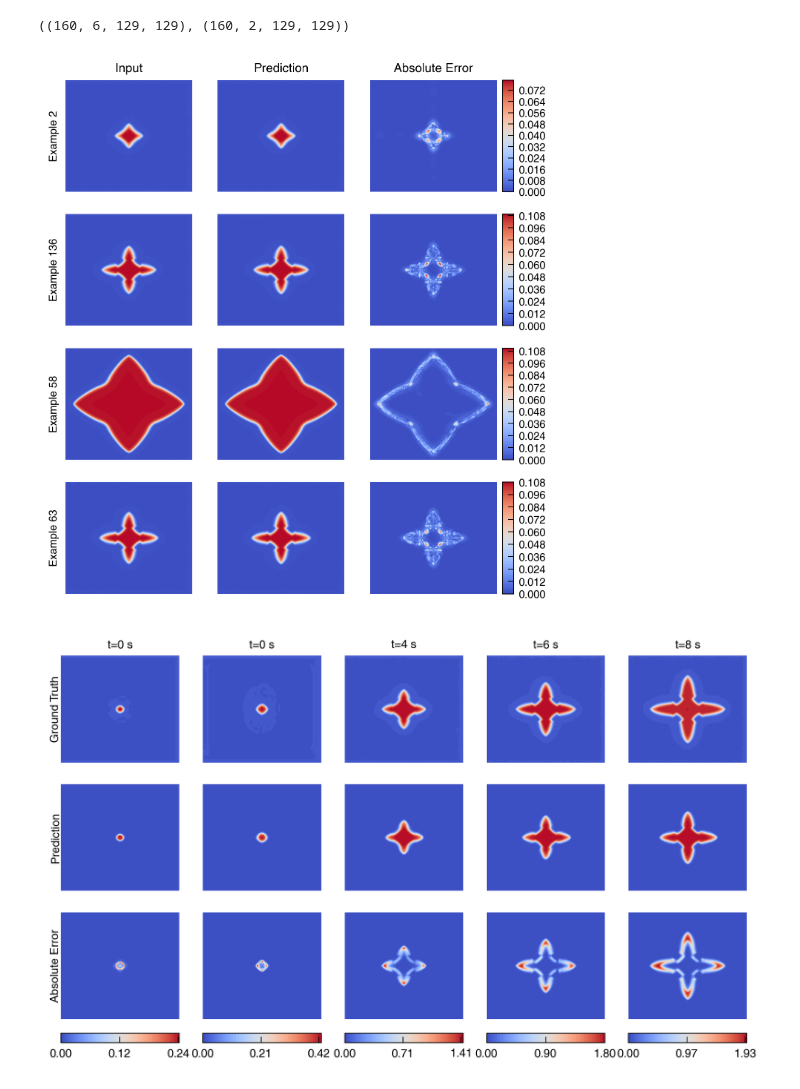
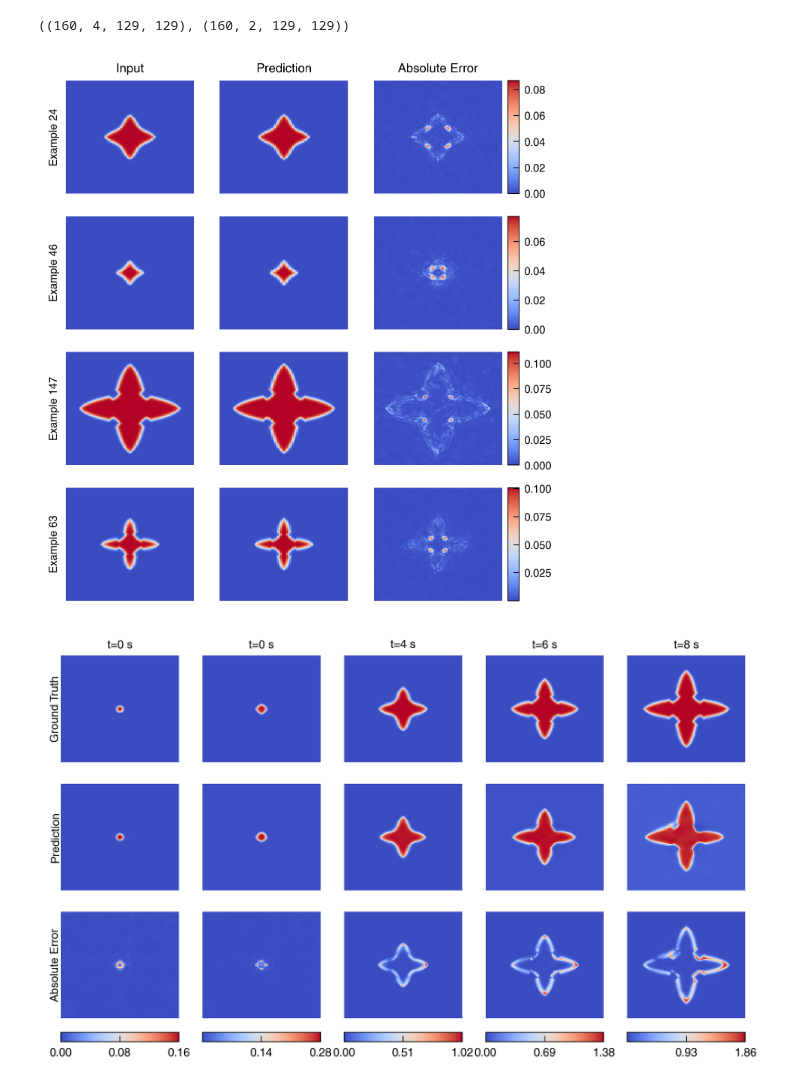
Before and after one commit to NanxiiChen/PF-PINO, a Jupyter notebook: solidification/eval.ipynb, the cells around one changed output. Saved outputs shown, nothing was run; the diff lists cells and outputs as text; code cells hidden in the pictures.

```diff
--- a/solidification/eval.ipynb
+++ b/solidification/eval.ipynb
@@ -106,7 +106,7 @@ model_skeleton = get_model2d(
 )
 # model_skeleton = get_model1d(configs, jax.random.PRNGKey(0))
 # weight = os.path.join(save_dir, f"epoch_{configs.epochs - 1}.eqx")
-weight = os.path.join(save_dir, f"epoch_500.eqx")
+weight = os.path.join(save_dir, f"epoch_1500.eqx")
 model = eqx.tree_deserialise_leaves(weight, model_skeleton)
 # %%
 # data = jnp.load("./dataset_split.npz")
@@ -114,6 +114,8 @@ data = jnp.load(os.path.join(configs.data_dir, "dataset_split.npz"))
 
 # Xs, Ys = data["train_x"], data["train_y"]
 Xs, Ys = data["valid_x"], data["valid_y"]
+ks = data["valid_x"][:, -1:, 0, 0]  # (samples, 1)
+Xs = Xs[:, :-1, ...]  # exclude k from x input
 meshes = jnp.load(os.path.join(configs.data_dir, "dataset_2d_complete.npz"))["meshes"]
 times = jnp.load(os.path.join(configs.data_dir, "dataset_2d_complete.npz"))["times"]
 dt = times[1] - times[0]
@@ -122,7 +124,7 @@ meshesx = meshes[0]
 meshesy = meshes[1]
 Xs.shape, Ys.shape
 # %% [output]
-((160, 6, 129, 129), (160, 2, 129, 129))
+((160, 4, 129, 129), (160, 2, 129, 129))
 # %%
 num_examples = 4
 import numpy as np
@@ -130,37 +132,41 @@ random_indices = np.random.choice(Xs.shape[0], num_examples, replace=False)
 fig, axes = plt.subplots(num_examples, 3, figsize=(5, 1.5 * num_examples))
 xs_examples = Xs[random_indices]
 ys_examples = Ys[random_indices]
-y_pred_examples = jax.vmap(model.forward)(xs_examples)
+ks_examples = ks[random_indices]
+y_pred_examples = jax.vmap(model.forward)(xs_examples, ks_examples)
 
 for i, idx in enumerate(random_indices):
     ax = axes[i, 0]
-    ax.contourf(meshesx, meshesy, xs_examples[i, 0, :, :], levels=100, cmap='coolwarm')
+    # ax.contourf(meshesx, meshesy, xs_examples[i, 0, :, :], levels=100, cmap='coolwarm')
+    ax.pcolormesh(meshesx, meshesy, xs_examples[i, 0, :, :], shading='auto', cmap='coolwarm')
     ax.set_axis_off()
     # ax.set_ylabel(f"Example {idx}", rotation=0, labelpad=20, fontsize=8, va='center')
     ax.text(-0.05, 0.5, f"Example {idx}", rotation=90, va='center', ha="right", transform=ax.transAxes,)
     if i == 0:
         ax.text(0.5, 1.05, "Input", ha="center", va="bottom", transform=ax.transAxes, fontsize=8)
 
     ax = axes[i, 1]
-    ax.contourf(meshesx, meshesy, ys_examples[i, 0, :, :], levels=100, cmap='coolwarm')
+    # ax.contourf(meshesx, meshesy, ys_examples[i, 0, :, :], levels=100, cmap='coolwarm')
+    ax.pcolormesh(meshesx, meshesy, ys_examples[i, 0, :, :], shading='auto', cmap='coolwarm')
     ax.set_axis_off()
     if i == 0:
         ax.text(0.5, 1.05, "Prediction", ha="center", va="bottom", transform=ax.transAxes, fontsize=8)
 
     ax = axes[i, 2]
     diff = jnp.abs(ys_examples[i, 0, :, :] - y_pred_examples[i, 0, :, :])
-    diff_ax = ax.contourf(meshesx, meshesy, diff, levels=100, cmap='coolwarm')
+    # diff_ax = ax.contourf(meshesx, meshesy, diff, levels=100, cmap='coolwarm')
+    diff_ax = ax.pcolormesh(meshesx, meshesy, diff, shading='auto', cmap='coolwarm')
     ax.set_axis_off()
     if i == 0:
         ax.text(0.5, 1.05, "Absolute Error", ha="center", va="bottom", transform=ax.transAxes, fontsize=8)
 
     ax_bar = fig.add_axes([ax.get_position().x1 + 0.01,
                            ax.get_position().y0,
                            0.02,
                            ax.get_position().height])
     fig.colorbar(diff_ax, cax=ax_bar)
 # fig.tight_layout()
 # %% [output]
-[figure, old version]
+[figure, new version]
 # %%
 test_solutions = jnp.load(os.path.join(configs.test_data_dir, "solutions_grid.npy"))
@@ -178,11 +183,12 @@ u_preds = jax.vmap(auto_reg_fn)(u0, test_ks)
 idxs = [0, 5, 80, 120, 160,]
 meshesx = meshes[0]
 meshesy = meshes[1]
-example_th = 2
+example_th = 1
 fig, axes = plt.subplots(3, len(idxs), figsize=(1.5 * len(idxs), 4))
 for i, idx in enumerate(idxs):
     ax = axes[0, i]
-    ax.contourf(meshesx, meshesy, y_test[example_th, idx, 0, :, :], levels=50, cmap='coolwarm')
+    # ax.contourf(meshesx, meshesy, y_test[example_th, idx, 0, :, :], levels=20, cmap='coolwarm')
+    ax.pcolormesh(meshesx, meshesy, y_test[example_th, idx, 0, :, :], shading='auto', cmap='coolwarm')
     if i == 0:
         ax.text(0., 0.5, "Ground Truth", ha="right", va="center", transform=ax.transAxes, rotation=90)
     # ax.set_title(f"Ground Truth t={int((idx+1)*dt*configs.Tc)} s")
@@ -190,19 +196,19 @@ for i, idx in enumerate(idxs):
     ax.text(0.5, 1.05, f"t={int((idx+1)*dt*configs.Tc)} s", ha="center", va="bottom", transform=ax.transAxes)
 
     ax = axes[1, i]
-    ax.contourf(meshesx, meshesy, u_preds[example_th, idx, 0, :, :], levels=50, cmap='coolwarm')
+    # ax.contourf(meshesx, meshesy, u_preds[example_th, idx, 0, :, :], levels=20, cmap='coolwarm')
+    ax.pcolormesh(meshesx, meshesy, u_preds[example_th, idx, 0, :, :], shading='auto', cmap='coolwarm')
     if i == 0:
         ax.text(0., 0.5, "Prediction", ha="right", va="center", transform=ax.transAxes, rotation=90)
     ax.set_axis_off()
 
     ax = axes[2, i]
     diff = jnp.abs(y_test[example_th, idx, 0, :, :] - u_preds[example_th, idx, 0, :, :])
-    diff_ax = ax.contourf(meshesx, meshesy, diff, levels=50, cmap='coolwarm')
+    # diff_ax = ax.contourf(meshesx, meshesy, diff, levels=20, cmap='coolwarm')
+    diff_ax = ax.pcolormesh(meshesx, meshesy, diff, shading='auto', cmap='coolwarm')
     if i == 0:
         ax.text(0., 0.5, "Absolute Error", ha="right", va="center", transform=ax.transAxes, rotation=90)
     ax.set_axis_off()
-
-    # add a ax_bar at the bottom of the figure
     ax_bar = fig.add_axes([ax.get_position().x0,
                            ax.get_position().y0 - 0.05,
                            ax.get_position().width,
@@ -211,4 +217,4 @@ for i, idx in enumerate(idxs):
     fig.colorbar(diff_ax, cax=ax_bar, orientation='horizontal',
                  format='%.2f', ticks=jnp.linspace(0, jnp.max(diff), num=3))
 # %% [output]
-[figure, old version]
+[figure, new version]
```
Also changed, not shown: parts of 3 cells of this notebook, 7 other files.
